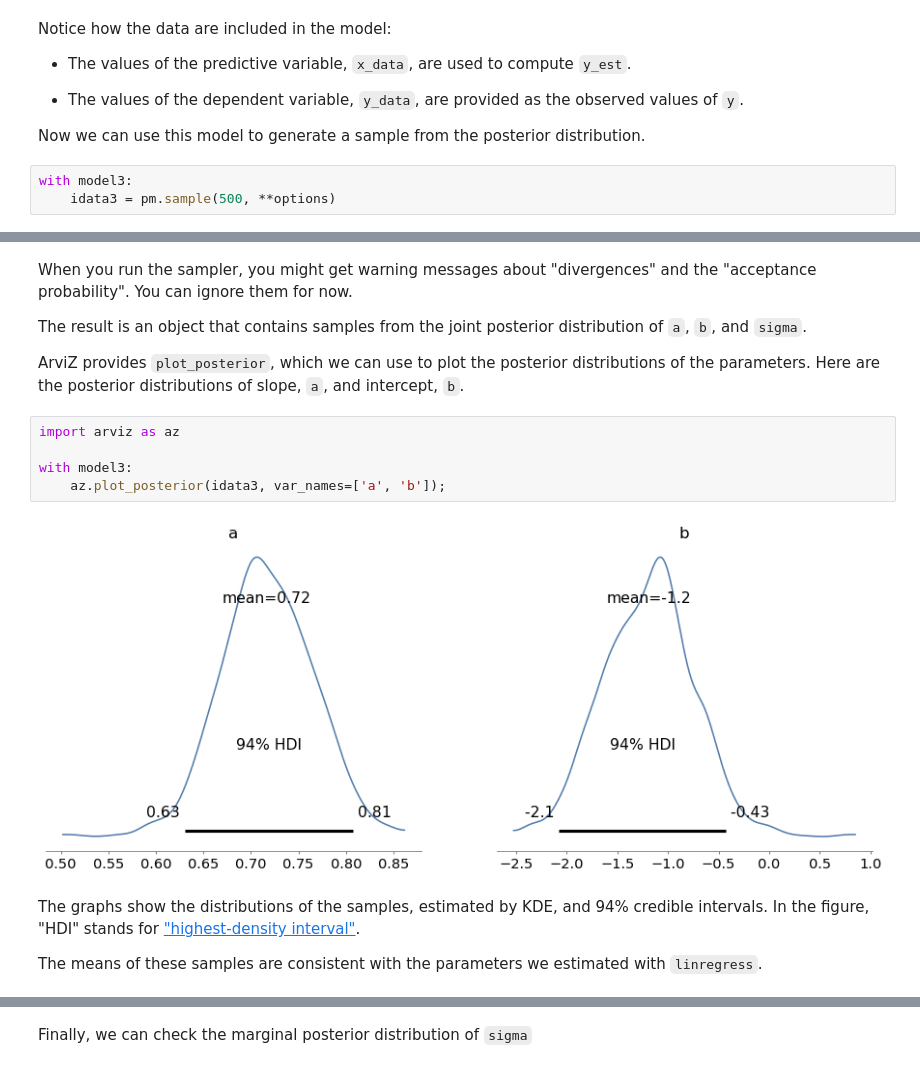
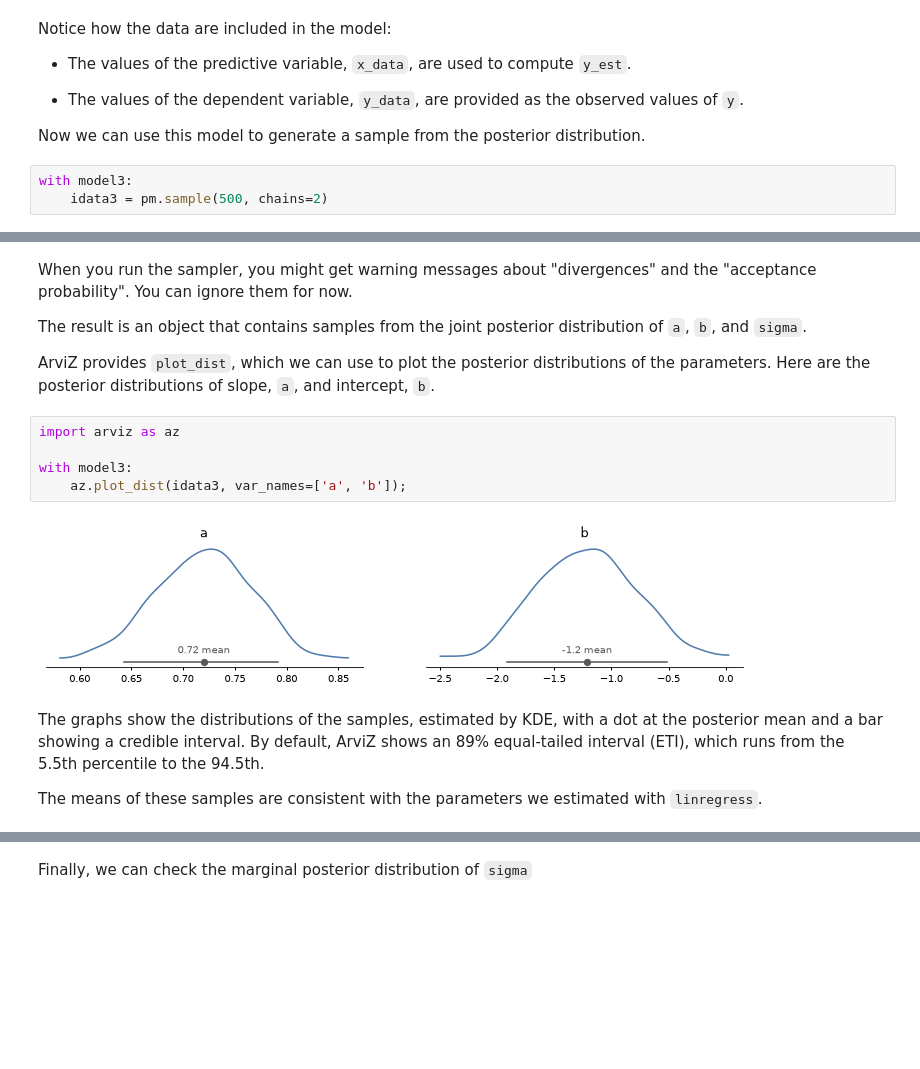
Before and after one commit to alps-textbooks/ThinkBayes2, a Jupyter notebook: jb/chap19_v3.ipynb, the cells around one changed output, grey strips where cells are left out. Cells and saved outputs as stored; diff of their text form; blank space fills up the shorter version.

```diff
--- a/jb/chap19_v3.ipynb
+++ b/jb/chap19_v3.ipynb
@@ -498,6 +513,6 @@ Notice how the data are included in the model:
 Now we can use this model to generate a sample from the posterior distribution.
 # %%
 with model3:
-    idata3 = pm.sample(500, **options)
+    idata3 = pm.sample(500, chains=2)
 # %% [output]
 Initializing NUTS using jitter+adapt_diag...
@@ -512,17 +528,18 @@ You can ignore them for now.
 
 The result is an object that contains samples from the joint posterior distribution of `a`, `b`, and `sigma`.
 
-ArviZ provides `plot_posterior`, which we can use to plot the posterior distributions of the parameters.
+ArviZ provides `plot_dist`, which we can use to plot the posterior distributions of the parameters.
 Here are the posterior distributions of slope, `a`, and intercept, `b`.
 # %%
 import arviz as az
 
 with model3:
-    az.plot_posterior(idata3, var_names=['a', 'b']);
+    az.plot_dist(idata3, var_names=['a', 'b']);
 # %% [output]
-[figure, old version]
+[figure, new version]
 # %% [markdown]
-The graphs show the distributions of the samples, estimated by KDE, and 94% credible intervals.  In the figure, "HDI" stands for ["highest-density interval"](https://www.sciencedirect.com/topics/mathematics/highest-density-interval).
+The graphs show the distributions of the samples, estimated by KDE, with a dot at the posterior mean and a bar showing a credible interval.
+By default, ArviZ shows an 89% equal-tailed interval (ETI), which runs from the 5.5th percentile to the 94.5th.
 
 The means of these samples are consistent with the parameters we estimated with `linregress`.
 # %%
```
Also changed, not shown: parts of 39 cells of this notebook, 44 other files.
